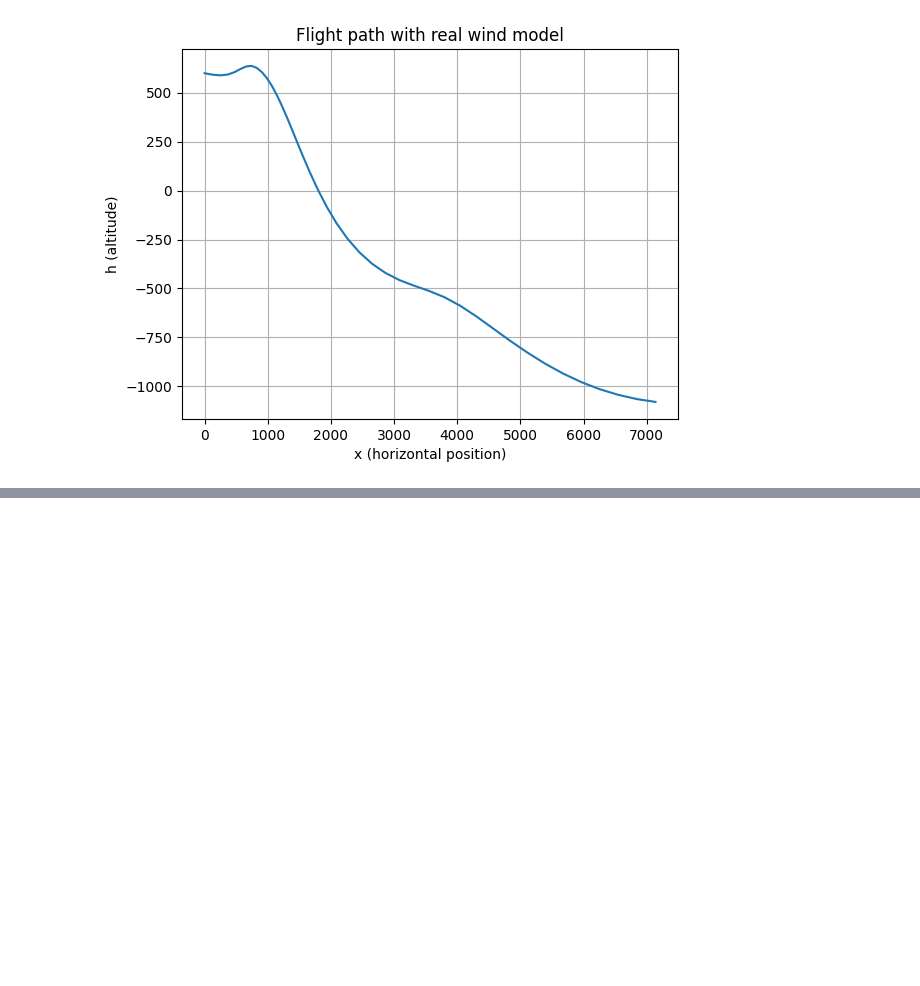
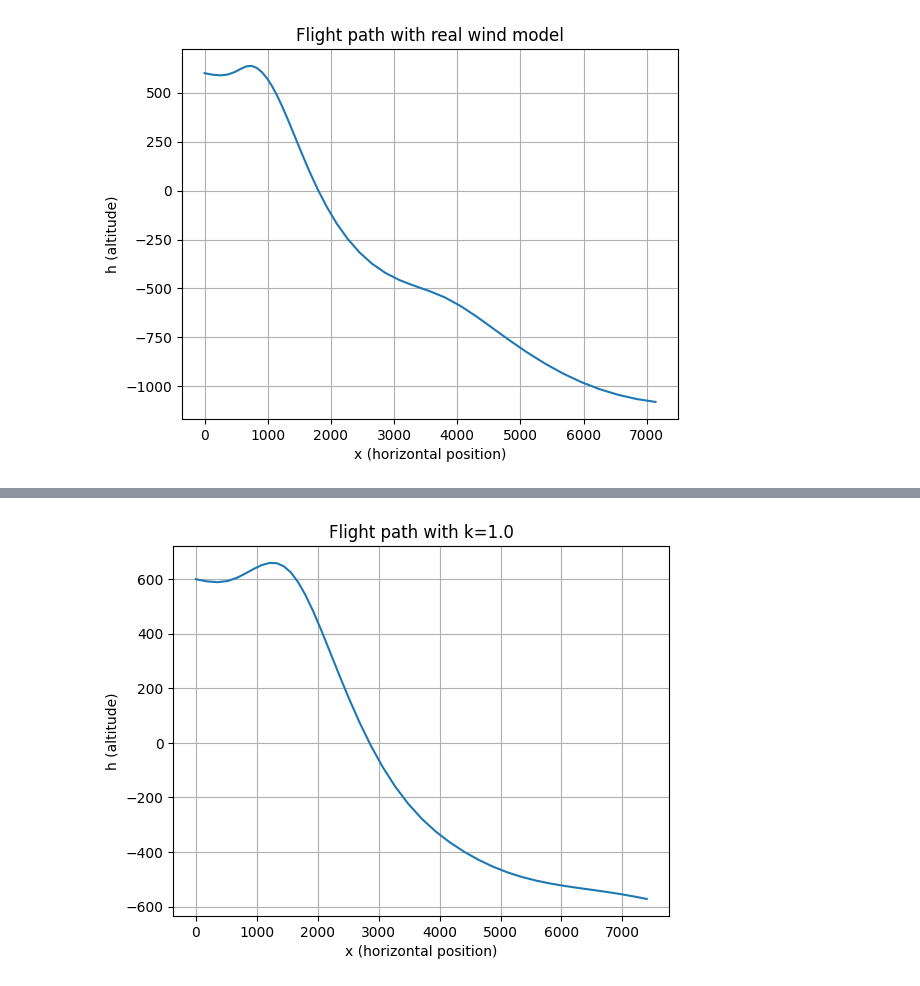
Before and after one commit to dmw1998/Case_Study_Log, a Jupyter notebook: actual_prob4PCE.ipynb, the cells around one changed output, grey strips where cells are left out. Cells and saved outputs as stored; diff of their text form; code cells hidden in the pictures; blank space fills up the shorter version.

```diff
--- a/actual_prob4PCE.ipynb
+++ b/actual_prob4PCE.ipynb
@@ -1768,0 +1769,10 @@ Total number of inequality constraints...............:      280
+# %%
+plt.figure()
+plt.plot(res1["x"], res1["h"])
+plt.xlabel("x (horizontal position)")
+plt.ylabel("h (altitude)")
+plt.title("Flight path with k=1.0")
+plt.grid()
+plt.show()
+# %% [output]
+[figure, added]
```
Also changed, not shown: parts of 1 cell of this notebook.
